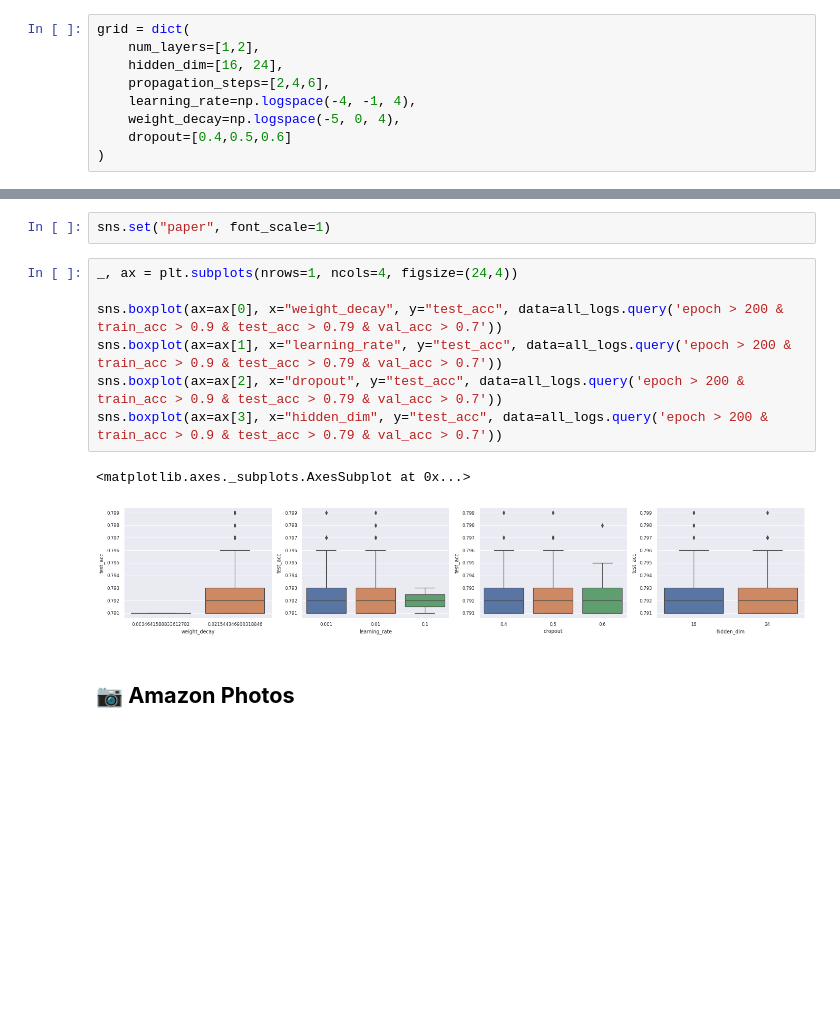
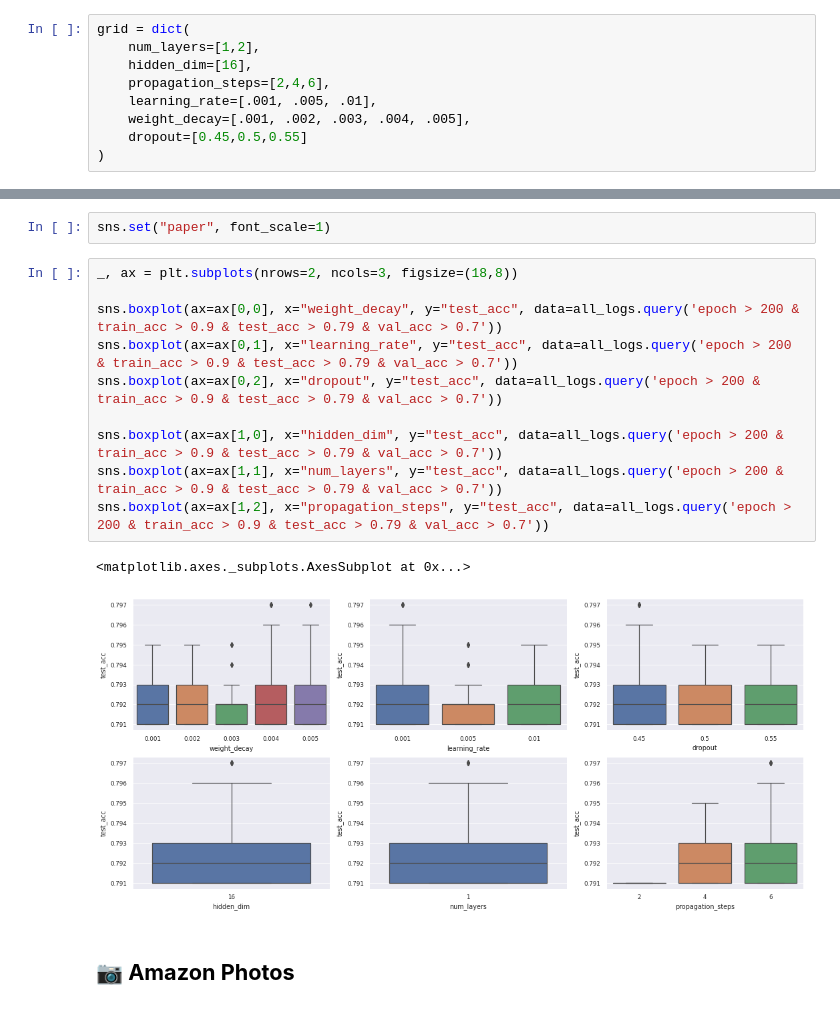
Before and after one commit to achrafash/gnn-receptive-fields, a Jupyter notebook: fine_tuning_on_citeseer.ipynb, the cells around one changed output, grey strips where cells are left out. Saved outputs shown, nothing was run; the diff lists cells and outputs as text; blank space fills up the shorter version.

```diff
--- a/fine_tuning_on_citeseer.ipynb
+++ b/fine_tuning_on_citeseer.ipynb
@@ -369,11 +369,11 @@ G = pubmed[0].to(device) # only graph of the dataset
 # %%
 grid = dict(
     num_layers=[1,2],
-    hidden_dim=[16, 24],
+    hidden_dim=[16],
     propagation_steps=[2,4,6],
-    learning_rate=np.logspace(-4, -1, 4),
-    weight_decay=np.logspace(-5, 0, 4),
-    dropout=[0.4,0.5,0.6]
+    learning_rate=[.001, .005, .01],
+    weight_decay=[.001, .002, .003, .004, .005],
+    dropout=[0.45,0.5,0.55]
 )
 # %%
 id = 0
@@ -437,15 +437,18 @@ files.download('tuning_citeseer.csv')
 # %%
 sns.set("paper", font_scale=1)
 # %%
-_, ax = plt.subplots(nrows=1, ncols=4, figsize=(24,4))
+_, ax = plt.subplots(nrows=2, ncols=3, figsize=(18,8))
 
-sns.boxplot(ax=ax[0], x="weight_decay", y="test_acc", data=all_logs.query('epoch > 200 & train_acc > 0.9 & test_acc > 0.79 & val_acc > 0.7'))
-sns.boxplot(ax=ax[1], x="learning_rate", y="test_acc", data=all_logs.query('epoch > 200 & train_acc > 0.9 & test_acc > 0.79 & val_acc > 0.7'))
-sns.boxplot(ax=ax[2], x="dropout", y="test_acc", data=all_logs.query('epoch > 200 & train_acc > 0.9 & test_acc > 0.79 & val_acc > 0.7'))
-sns.boxplot(ax=ax[3], x="hidden_dim", y="test_acc", data=all_logs.query('epoch > 200 & train_acc > 0.9 & test_acc > 0.79 & val_acc > 0.7'))
+sns.boxplot(ax=ax[0,0], x="weight_decay", y="test_acc", data=all_logs.query('epoch > 200 & train_acc > 0.9 & test_acc > 0.79 & val_acc > 0.7'))
+sns.boxplot(ax=ax[0,1], x="learning_rate", y="test_acc", data=all_logs.query('epoch > 200 & train_acc > 0.9 & test_acc > 0.79 & val_acc > 0.7'))
+sns.boxplot(ax=ax[0,2], x="dropout", y="test_acc", data=all_logs.query('epoch > 200 & train_acc > 0.9 & test_acc > 0.79 & val_acc > 0.7'))
+
+sns.boxplot(ax=ax[1,0], x="hidden_dim", y="test_acc", data=all_logs.query('epoch > 200 & train_acc > 0.9 & test_acc > 0.79 & val_acc > 0.7'))
+sns.boxplot(ax=ax[1,1], x="num_layers", y="test_acc", data=all_logs.query('epoch > 200 & train_acc > 0.9 & test_acc > 0.79 & val_acc > 0.7'))
+sns.boxplot(ax=ax[1,2], x="propagation_steps", y="test_acc", data=all_logs.query('epoch > 200 & train_acc > 0.9 & test_acc > 0.79 & val_acc > 0.7'))
 # %% [output]
 <matplotlib.axes._subplots.AxesSubplot at 0x...>
-[figure, old version]
+[figure, new version]
 # %% [markdown]
 ## **📷 Amazon Photos**
 # %%
```
